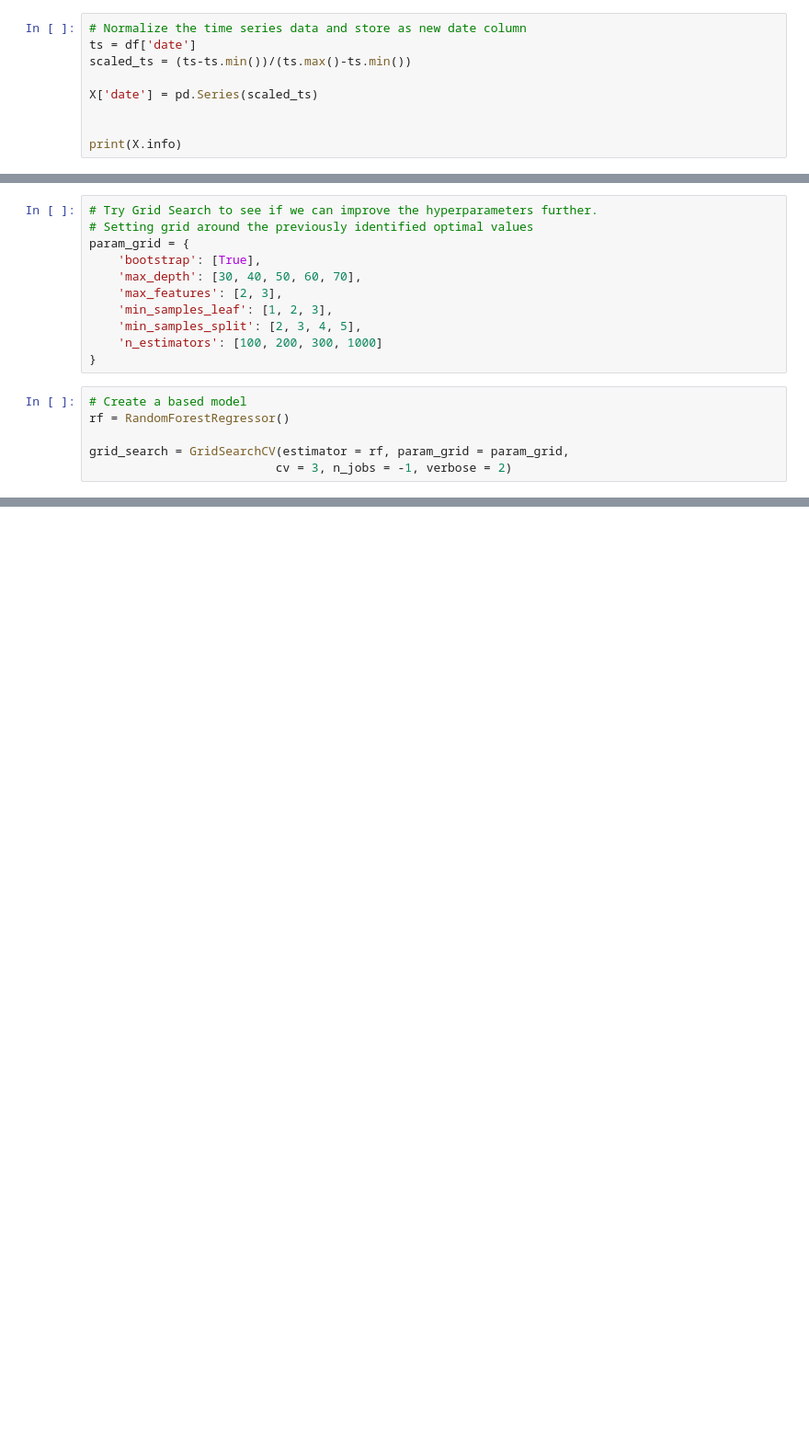
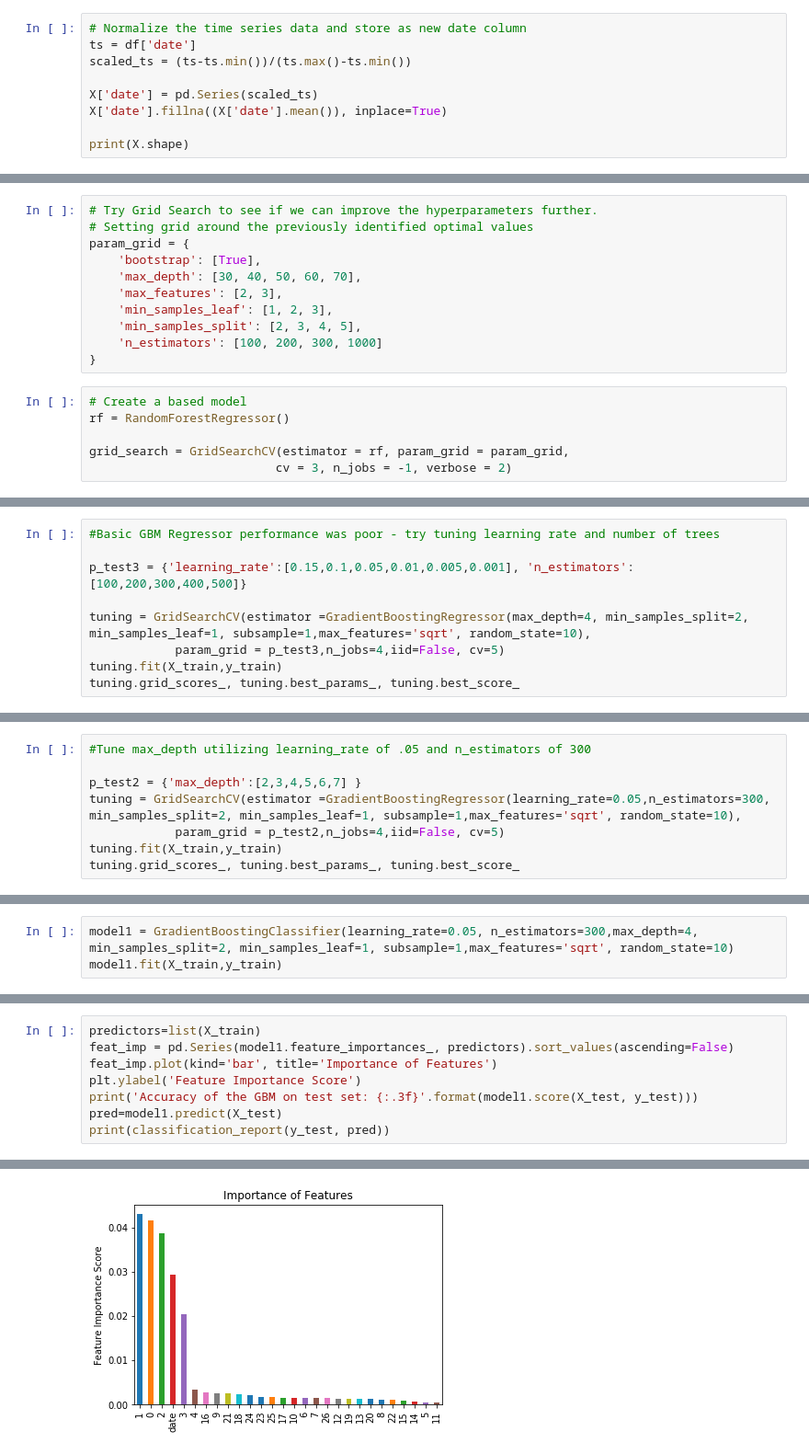
Before and after one commit to addiwei/Springboard, a Jupyter notebook: Capstone1/Youtube_Modeling.ipynb, the cells around one changed output, grey strips where cells are left out. Shown at 92% size. Drawn from its saved outputs; the diff is of its cells as text; blank space fills up the shorter version.

```diff
--- a/Capstone1/Youtube_Modeling.ipynb
+++ b/Capstone1/Youtube_Modeling.ipynb
@@ -103,6 +74,6 @@ ts = df['date']
 scaled_ts = (ts-ts.min())/(ts.max()-ts.min())
 
 X['date'] = pd.Series(scaled_ts)
+X['date'].fillna((X['date'].mean()), inplace=True)
 
-
-print(X.info)
+print(X.shape)
@@ -265,0 +325,9 @@ print('Gradient Boosting RMSE: %.4f' % model_rmse)
+# %%
+#Basic GBM Regressor performance was poor - try tuning learning rate and number of trees
+
+p_test3 = {'learning_rate':[0.15,0.1,0.05,0.01,0.005,0.001], 'n_estimators':[100,200,300,400,500]}
+
+tuning = GridSearchCV(estimator =GradientBoostingRegressor(max_depth=4, min_samples_split=2, min_samples_leaf=1, subsample=1,max_features='sqrt', random_state=10),
+            param_grid = p_test3,n_jobs=4,iid=False, cv=5)
+tuning.fit(X_train,y_train)
+tuning.grid_scores_, tuning.best_params_, tuning.best_score_
@@ -265,0 +352,8 @@ print('Gradient Boosting RMSE: %.4f' % model_rmse)
+# %%
+#Tune max_depth utilizing learning_rate of .05 and n_estimators of 300
+
+p_test2 = {'max_depth':[2,3,4,5,6,7] }
+tuning = GridSearchCV(estimator =GradientBoostingRegressor(learning_rate=0.05,n_estimators=300, min_samples_split=2, min_samples_leaf=1, subsample=1,max_features='sqrt', random_state=10),
+            param_grid = p_test2,n_jobs=4,iid=False, cv=5)
+tuning.fit(X_train,y_train)
+tuning.grid_scores_, tuning.best_params_, tuning.best_score_
@@ -265,0 +369,3 @@ print('Gradient Boosting RMSE: %.4f' % model_rmse)
+# %%
+model1 = GradientBoostingClassifier(learning_rate=0.05, n_estimators=300,max_depth=4, min_samples_split=2, min_samples_leaf=1, subsample=1,max_features='sqrt', random_state=10)
+model1.fit(X_train,y_train)
@@ -265,0 +381,9 @@ print('Gradient Boosting RMSE: %.4f' % model_rmse)
+# %%
+predictors=list(X_train)
+feat_imp = pd.Series(model1.feature_importances_, predictors).sort_values(ascending=False)
+feat_imp.plot(kind='bar', title='Importance of Features')
+plt.ylabel('Feature Importance Score')
+print('Accuracy of the GBM on test set: {:.3f}'.format(model1.score(X_test, y_test)))
+pred=model1.predict(X_test)
+print(classification_report(y_test, pred))
+# %% [output]
@@ -265,0 +407 @@ print('Gradient Boosting RMSE: %.4f' % model_rmse)
+[figure, added]
```
Also changed, not shown: parts of 23 cells of this notebook.
